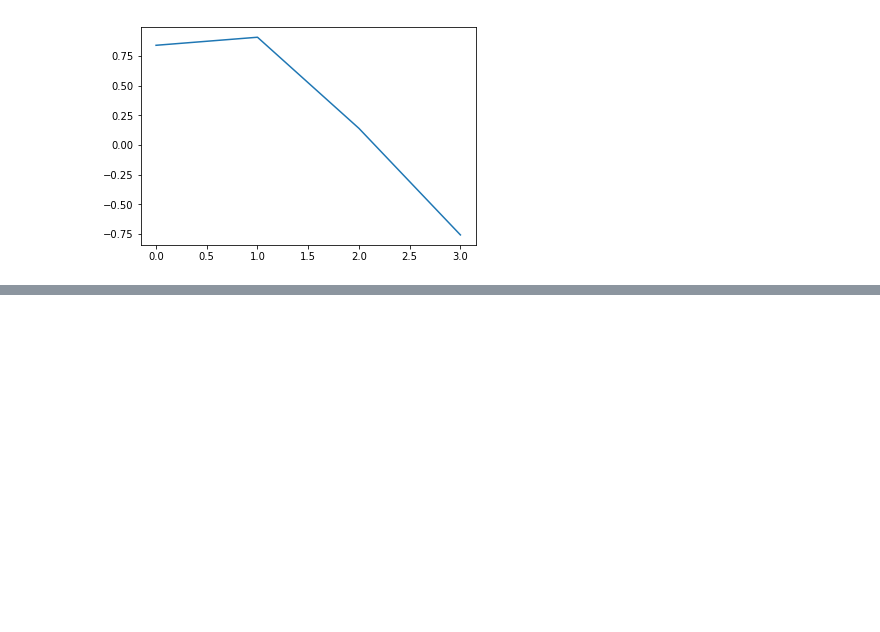
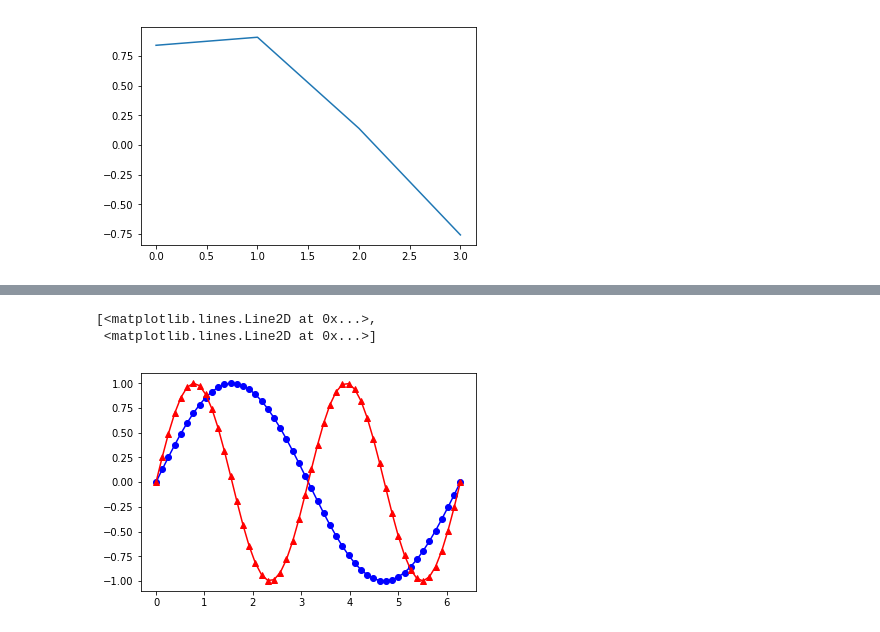
Before and after one commit to rmaries/ipynb, a Jupyter notebook: Numpy_learning.ipynb, the cells around one changed output, grey strips where cells are left out. Saved outputs shown, nothing was run; the diff lists cells and outputs as text; code cells hidden in the pictures; blank space fills up the shorter version.

```diff
--- a/Numpy_learning.ipynb
+++ b/Numpy_learning.ipynb
@@ -40,0 +59,7 @@ pylab.plot(np.sin(a))
+# %%
+pylab.plot(x, np.sin(x), 'b-o',
+     x, np.sin(2*x), 'r-^')
+# %% [output]
+[<matplotlib.lines.Line2D at 0x...>,
+ <matplotlib.lines.Line2D at 0x...>]
+[figure, added]
```
Also changed, not shown: parts of 8 cells of this notebook.
